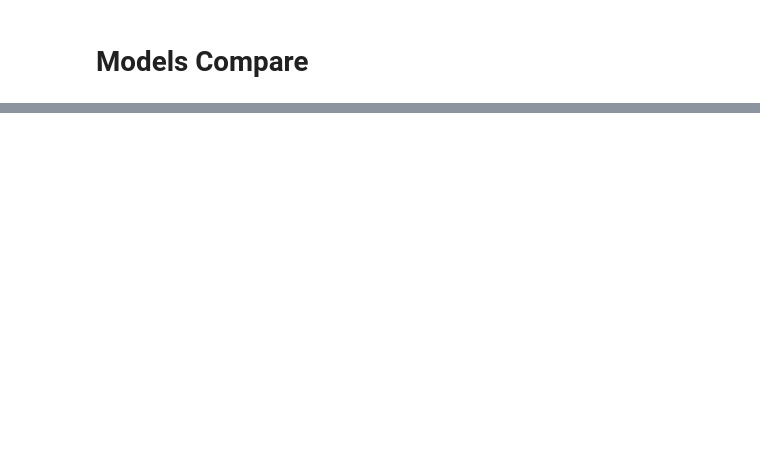
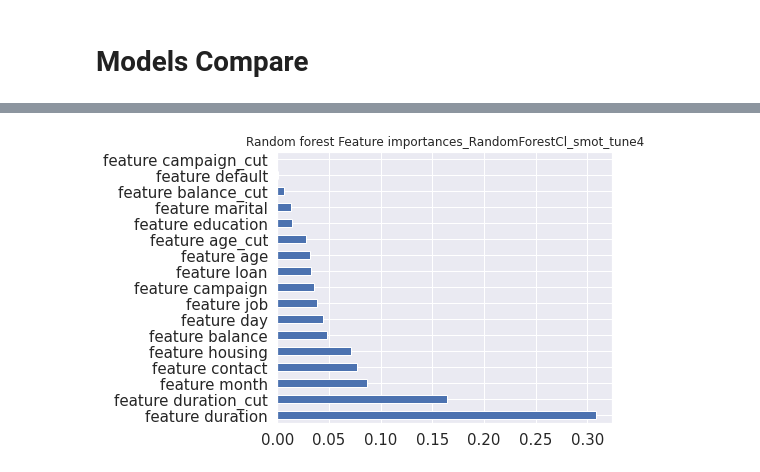
Before and after one commit to pascale25/9CGCgdvlOR8EY9Iq, a Jupyter notebook: Term_Deposit_Marketing.ipynb, the cells around one changed output, grey strips where cells are left out. Saved outputs shown, nothing was run; the diff lists cells and outputs as text; code cells hidden in the pictures; blank space fills up the shorter version.

```diff
--- a/Term_Deposit_Marketing.ipynb
+++ b/Term_Deposit_Marketing.ipynb
@@ -2621,0 +2584,16 @@ plt.show()
+# %%
+def plot_feature_importance(model, title):
+  plt.figure(figsize=(6, 5))
+  feat_importance = model.feature_importances_
+  feature_names = [f"feature {i}" for i in X_train.columns]
+  forest_importances = pd.Series(feat_importance, index=feature_names).sort_values(ascending=False)
+  forest_importances.plot.barh()
+  plt.title(title)
+# %%
+rf_tune5 = RandomForestClassifier(n_estimators = 146, min_samples_split = 6,min_samples_leaf = 3,
+                                  max_features = 'sqrt',max_depth= 24, random_state=47, bootstrap =  False  )
+# %%
+rf_tune5.fit(X_train, y_train)
+y_pred = rf_tune5.predict(X_test)
+target_names = ['no', 'yes']
+report = classification_report(y_test, y_pred, target_names=target_names)
@@ -2621,0 +2613,4 @@ plt.show()
+# %%
+plot_feature_importance(rf_tune5, 'Random forest Feature importances_RandomForestCl_smot_tune4')
+# %% [output]
+[figure, added]
```
Also changed, not shown: parts of 78 cells of this notebook.
